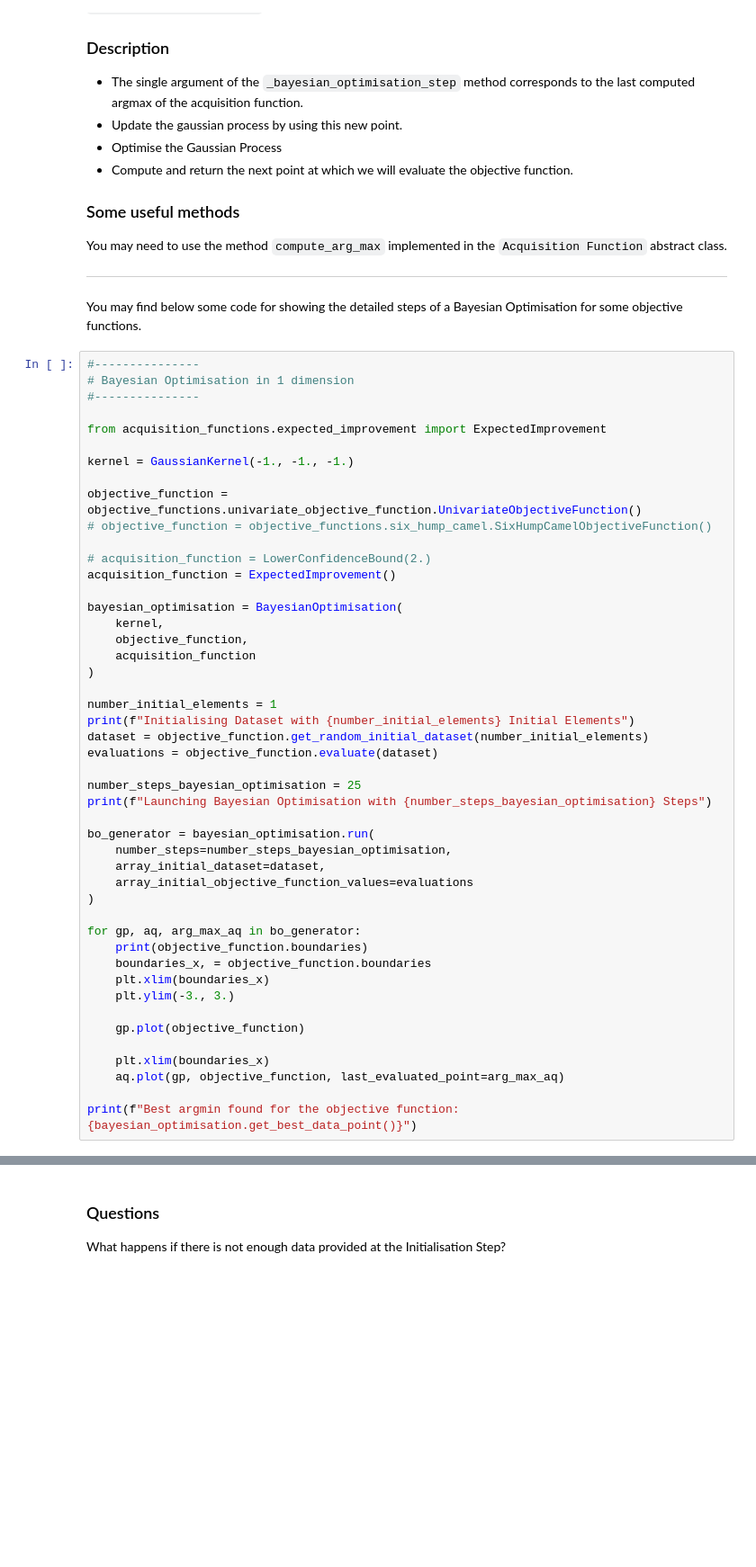
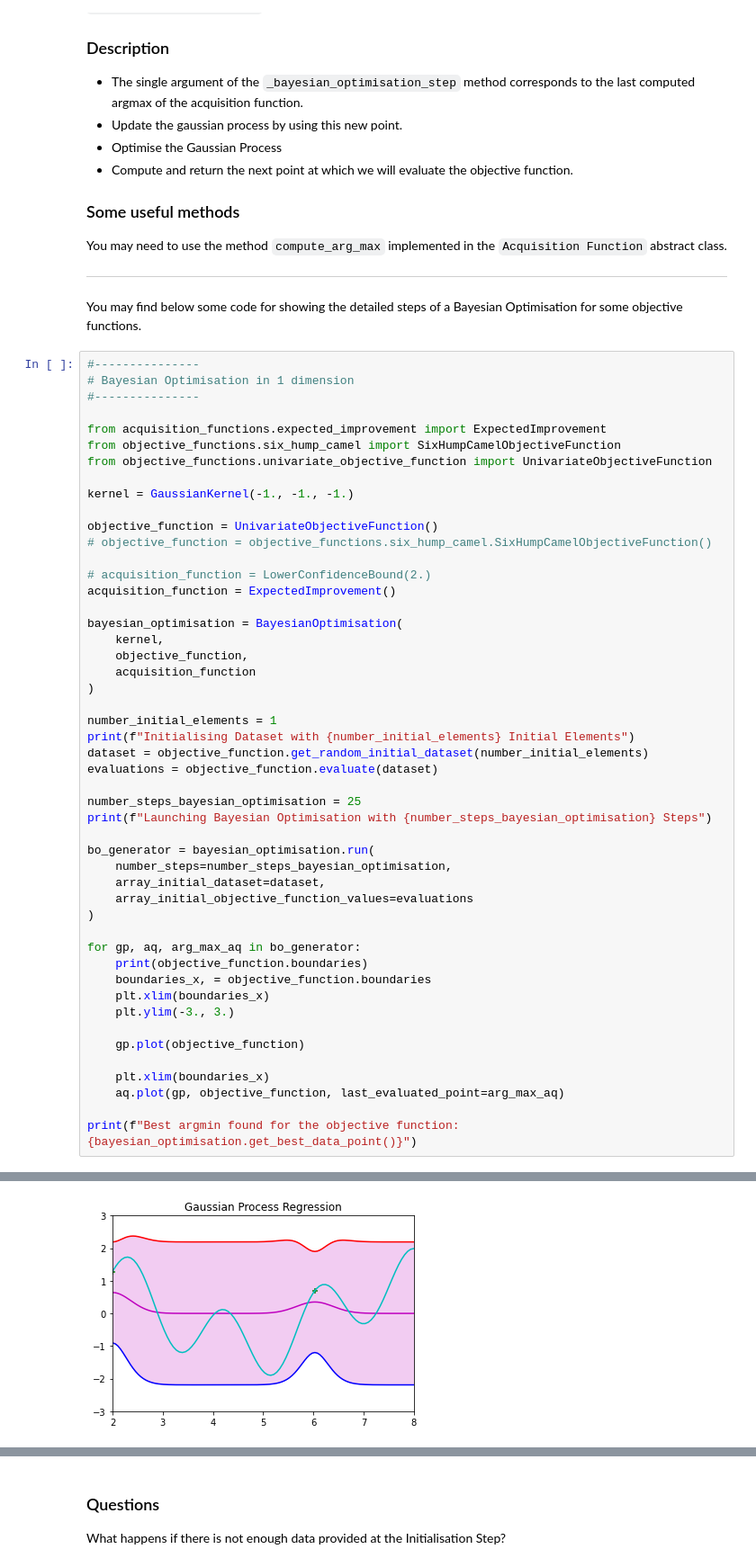
Before and after one commit to XuXingyu-98/Bayes_Optimization, a Jupyter notebook: bayesian_optimisation.ipynb, the cells around one changed output, grey strips where cells are left out. Shown: that part at 90% size. Drawn from its saved outputs; the diff is of its cells as text; blank space fills up the shorter version.

```diff
--- a/bayesian_optimisation.ipynb
+++ b/bayesian_optimisation.ipynb
@@ -427,10 +411,12 @@ You may find below some code for showing the detailed steps of a Bayesian Optimi
 #---------------
 
 from acquisition_functions.expected_improvement import ExpectedImprovement
+from objective_functions.six_hump_camel import SixHumpCamelObjectiveFunction
+from objective_functions.univariate_objective_function import UnivariateObjectiveFunction
 
 kernel = GaussianKernel(-1., -1., -1.)
 
-objective_function = objective_functions.univariate_objective_function.UnivariateObjectiveFunction()
+objective_function = UnivariateObjectiveFunction()
 # objective_function = objective_functions.six_hump_camel.SixHumpCamelObjectiveFunction()
 
 # acquisition_function = LowerConfidenceBound(2.)
@@ -468,3 +454,4 @@ for gp, aq, arg_max_aq in bo_generator:
     aq.plot(gp, objective_function, last_evaluated_point=arg_max_aq)
 
 print(f"Best argmin found for the objective function: {bayesian_optimisation.get_best_data_point()}")
+# %% [output]
@@ -470,0 +468 @@ print(f"Best argmin found for the objective function: {bayesian_optimisation.get
+[figure, added]
```
Also changed, not shown: parts of 9 cells of this notebook, 1 other file.
